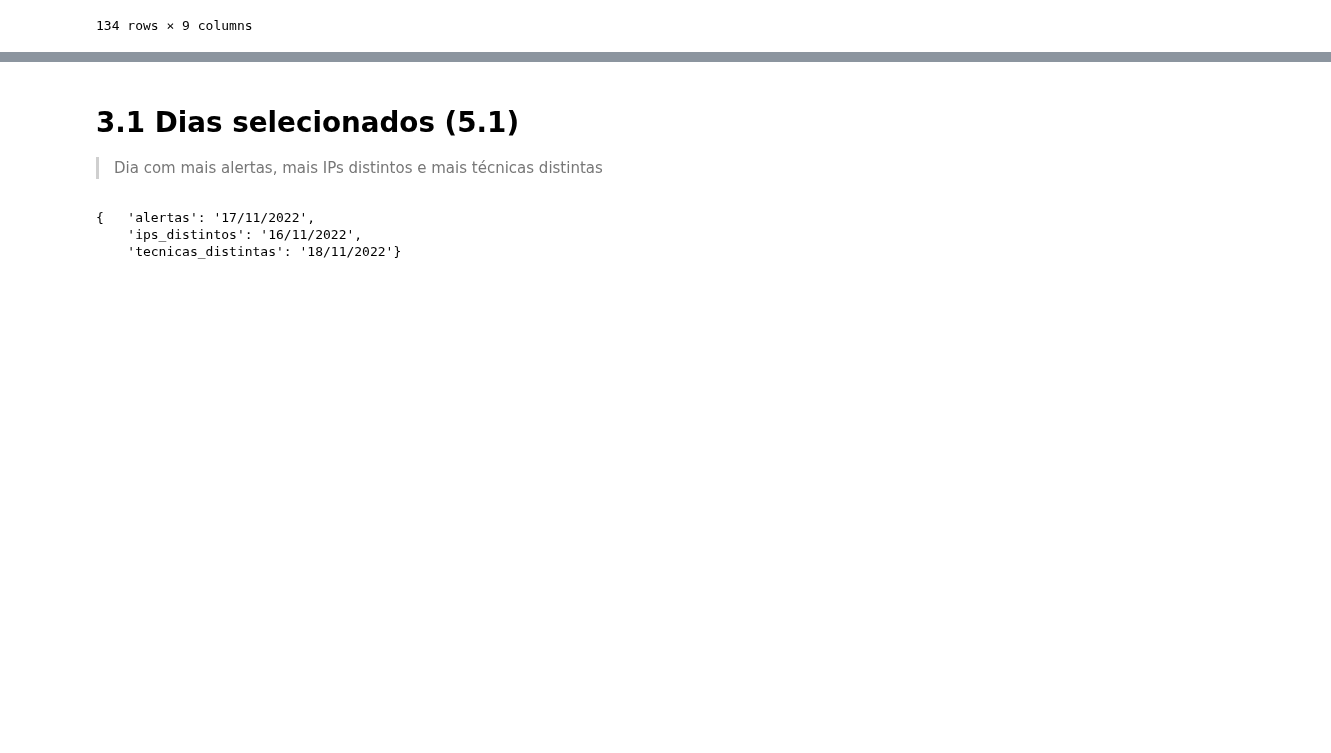
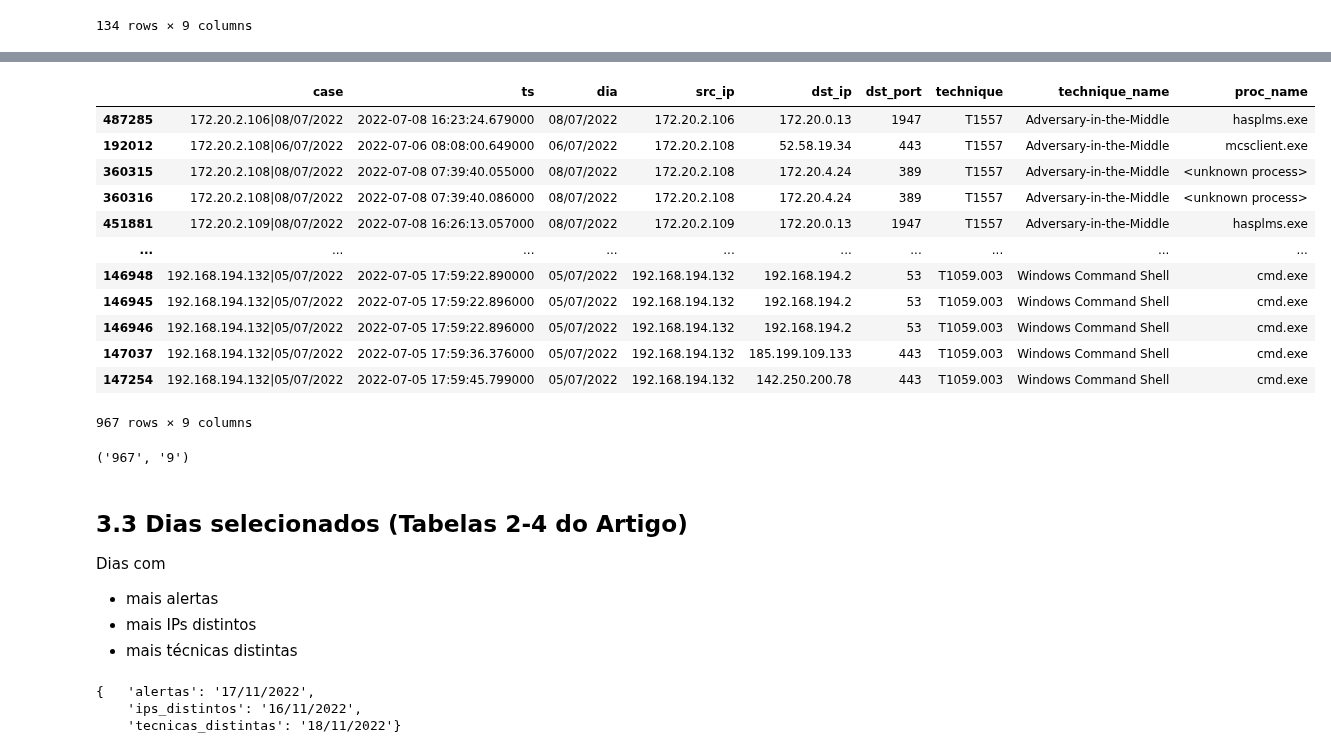
Before and after one commit to jpramires/mestrado, a Jupyter notebook: 4_replicacao_sean.ipynb, the cells around one changed output, grey strips where cells are left out. Drawn from its saved outputs; the diff is of its cells as text; code cells hidden in the pictures; blank space fills up the shorter version.

```diff
--- a/4_replicacao_sean.ipynb
+++ b/4_replicacao_sean.ipynb
@@ -803,6 +948,27 @@ event_logs["real", "entrada"].sort_values(by="technique_name")
+# %%
+event_logs["real", "todas"].sort_values(by="technique_name")
+tuple(map("{:,}".format, event_logs["real", "todas"].shape))
+# %% [output]
+|  | case | ts | dia | src_ip | dst_ip | dst_port | technique | technique_name | proc_name |
+| 487285 | 172.20.2.106|08/07/2022 | 2022-07-08 16:23:24.679000 | 08/07/2022 | 172.20.2.106 | 172.20.0.13 | 1947 | T1557 | Adversary-in-the-Middle | hasplms.exe |
+| 192012 | 172.20.2.108|06/07/2022 | 2022-07-06 08:08:00.649000 | 06/07/2022 | 172.20.2.108 | 52.58.19.34 | 443 | T1557 | Adversary-in-the-Middle | mcsclient.exe |
+| 360315 | 172.20.2.108|08/07/2022 | 2022-07-08 07:39:40.055000 | 08/07/2022 | 172.20.2.108 | 172.20.4.24 | 389 | T1557 | Adversary-in-the-Middle | <unknown process> |
+| 360316 | 172.20.2.108|08/07/2022 | 2022-07-08 07:39:40.086000 | 08/07/2022 | 172.20.2.108 | 172.20.4.24 | 389 | T1557 | Adversary-in-the-Middle | <unknown process> |
+| 451881 | 172.20.2.109|08/07/2022 | 2022-07-08 16:26:13.057000 | 08/07/2022 | 172.20.2.109 | 172.20.0.13 | 1947 | T1557 | Adversary-in-the-Middle | hasplms.exe |
+| ... | ... | ... | ... | ... | ... | ... | ... | ... | ... |
+| 146948 | 192.168.194.132|05/07/2022 | 2022-07-05 17:59:22.890000 | 05/07/2022 | 192.168.194.132 | 192.168.194.2 | 53 | T1059.003 | Windows Command Shell | cmd.exe |
+| 146945 | 192.168.194.132|05/07/2022 | 2022-07-05 17:59:22.896000 | 05/07/2022 | 192.168.194.132 | 192.168.194.2 | 53 | T1059.003 | Windows Command Shell | cmd.exe |
+| 146946 | 192.168.194.132|05/07/2022 | 2022-07-05 17:59:22.896000 | 05/07/2022 | 192.168.194.132 | 192.168.194.2 | 53 | T1059.003 | Windows Command Shell | cmd.exe |
+| 147037 | 192.168.194.132|05/07/2022 | 2022-07-05 17:59:36.376000 | 05/07/2022 | 192.168.194.132 | 185.199.109.133 | 443 | T1059.003 | Windows Command Shell | cmd.exe |
+| 147254 | 192.168.194.132|05/07/2022 | 2022-07-05 17:59:45.799000 | 05/07/2022 | 192.168.194.132 | 142.250.200.78 | 443 | T1059.003 | Windows Command Shell | cmd.exe |
+967 rows × 9 columns
+('967', '9')
 # %% [markdown]
-# 3.1 Dias selecionados (5.1)
-> Dia com mais alertas, mais IPs distintos e mais técnicas distintas
+## 3.3 Dias selecionados (Tabelas 2-4 do Artigo)
+Dias com
+- mais alertas
+- mais IPs distintos
+- mais técnicas distintas
 # %%
 def dias_com_mais(resumo):
     return {coluna: resumo[coluna].idxmax() for coluna in resumo.columns}
```
Also changed, not shown: parts of 53 cells of this notebook, 14 other files.
